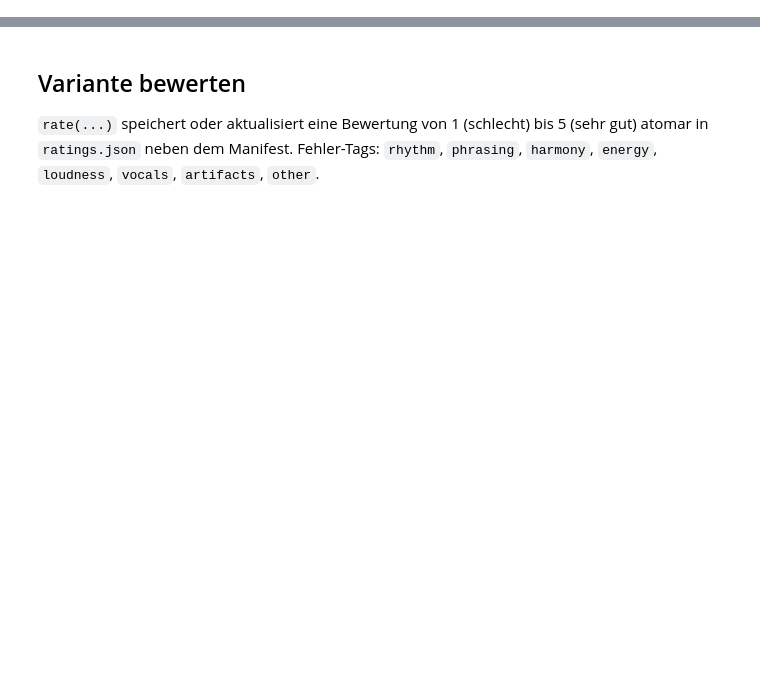
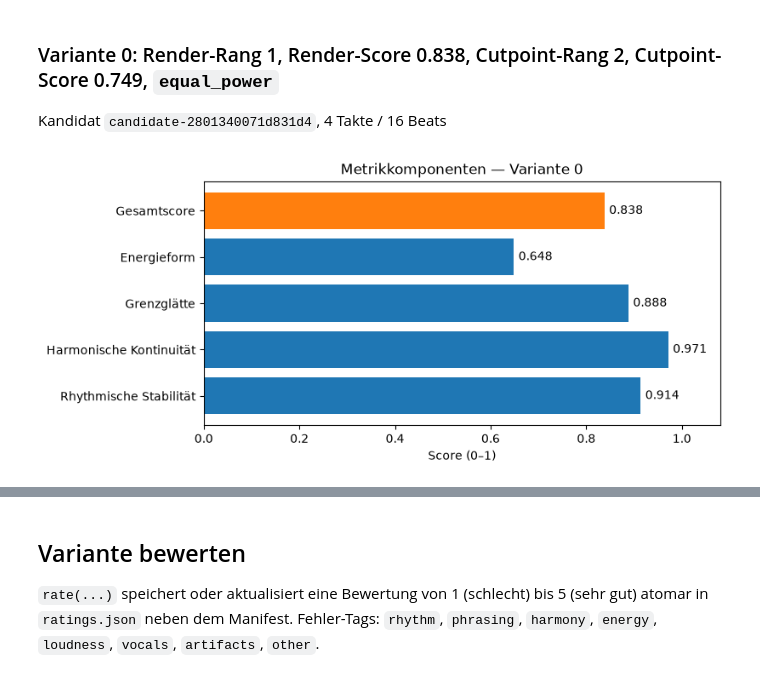
Before and after one commit to xam3000/BeatBridge, a Jupyter notebook: notebooks/listen_batch.ipynb, the cells around one changed output, grey strips where cells are left out. Cells and saved outputs as stored; diff of their text form; code cells hidden in the pictures; blank space fills up the shorter version.

Commit message:
Visualize transition metrics in listening notebook

```diff
--- a/notebooks/listen_batch.ipynb
+++ b/notebooks/listen_batch.ipynb
@@ -73,22 +213,50 @@ for index, variant in enumerate(variants):
 # %%
+def plot_variant_metric_components(index):
+    """Zeige Gesamtscore und Komponenten einer gerenderten Variante."""
+    metric = metric_score_for(variants[index])
+    if metric is None:
+        print(f"Keine Render-Metrik für Variante {index} vorhanden.")
+        return None
+
+    components = metric.get("component_scores", {})
+    keys = list(METRIC_LABELS)
+    labels = ["Gesamtscore", *(METRIC_LABELS[key] for key in keys)]
+    values = [metric["total_score"], *(components[key] for key in keys)]
+    colors = ["C1", *("C0" for _ in keys)]
+
+    figure, axis = plt.subplots(figsize=(8, 3.6), constrained_layout=True)
+    bars = axis.barh(labels, values, color=colors)
+    axis.bar_label(bars, labels=[f"{value:.3f}" for value in values], padding=4)
+    axis.set(xlim=(0, 1.08), xlabel="Score (0–1)", title=f"Metrikkomponenten — Variante {index}")
+    axis.invert_yaxis()
+    return figure
+
 def play(index=0):
     """Spiele eine Variante über ihren Index aus der Liste oben ab."""
     variant = variants[index]
     candidate = candidates[variant["candidate_id"]]
     audio_path = BATCH_DIR / variant["output_file"]
     if not audio_path.is_file():
         raise FileNotFoundError(f"WAV-Datei nicht gefunden: {audio_path}")
 
     display(Markdown(
         f"### Variante {index}: Render-Rang {variant.get('transition_rank', '?')}, "
         f"Render-Score {display_score(variant, 'transition_score')}, "
         f"Cutpoint-Rang {variant.get('candidate_rank', '?')}, "
         f"Cutpoint-Score {display_score(variant, 'candidate_score')}, "
         f"`{variant['renderer']}`  \n"
         f"Kandidat `{variant['candidate_id']}`, "
         f"{candidate['transition_length_bars']} Takte / "
         f"{candidate['transition_length_beats']} Beats"
     ))
+    metric_figure = plot_variant_metric_components(index)
+    if metric_figure is not None:
+        display(metric_figure)
+        plt.close(metric_figure)
     return Audio(filename=str(audio_path))
 
 play(0)
+# %% [output]
+### Variante 0: Render-Rang 1, Render-Score 0.838, Cutpoint-Rang 2, Cutpoint-Score 0.749, `equal_power`
+Kandidat `candidate-2801340071d831d4`, 4 Takte / 16 Beats
+[figure, added]
```
Also changed, not shown: parts of 10 cells of this notebook, 3 other files.
